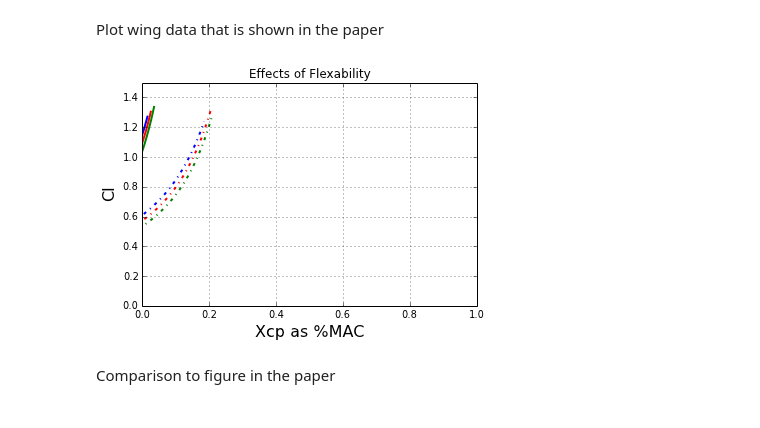
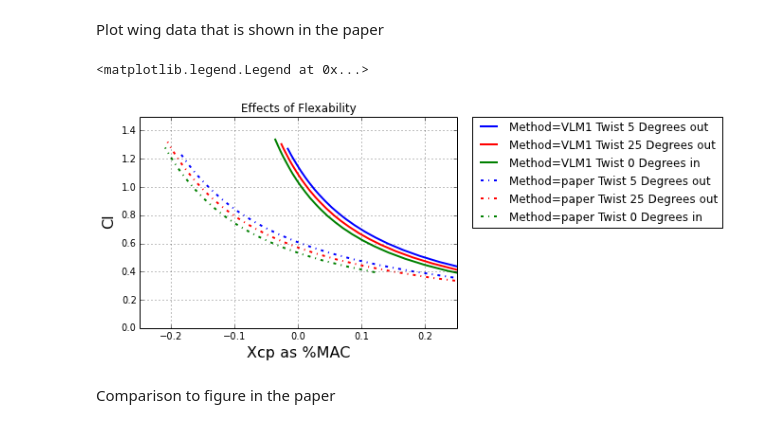
Before and after one commit to colinparker/Pterosaur, a Jupyter notebook: parker_pterosaur.ipynb, the cells around one changed output. Cells and saved outputs as stored; diff of their text form; code cells hidden in the pictures.

```diff
--- a/parker_pterosaur.ipynb
+++ b/parker_pterosaur.ipynb
@@ -132,20 +126,26 @@ GetWing('25','out','paper')
 GetWing('0','in','paper')
 # %% [markdown]
 Plot wing data that is shown in the paper
-# %%
-wing['5outVLM1'].plot('blue','solid')
-plt.hold(True)
-wing['25outVLM1'].plot('red','solid')
-plt.hold(True)
-wing['0inVLM1'].plot('green','solid')
-plt.hold(True)
-wing['5outpaper'].plot('blue','dashdot')
-plt.hold(True)
-wing['25outpaper'].plot('red','dashdot')
-plt.hold(True)
-wing['0inpaper'].plot('green','dashdot')
-# %% [output]
-[figure, removed]
+# %%
+xStart,xEnd = -.25,.25
+yStart,yEnd = 0,1.5
+size = 10
+plt.title('Effects of Flexability')
+plt.grid(True)
+plt.xlabel('Xcp as %MAC',fontsize=16)
+plt.ylabel('Cl',fontsize=16)
+plt.xlim(xStart,xEnd)
+plt.ylim(yStart,yEnd)
+p1 = (wing['5outVLM1'].plot('blue','solid'))
+p2=wing['25outVLM1'].plot('red','solid')
+p3=wing['0inVLM1'].plot('green','solid')
+p4=wing['5outpaper'].plot('blue','dashdot')
+p5=wing['25outpaper'].plot('red','dashdot')
+p6=wing['0inpaper'].plot('green','dashdot')
+plt.legend(bbox_to_anchor=(1.05, 1), loc=2, borderaxespad=0.)
+# %% [output]
+<matplotlib.legend.Legend at 0x...>
+[figure, added]
 # %% [markdown]
 Comparison to figure in the paper
 # %%
```
Also changed, not shown: parts of 7 cells of this notebook, 1 other file.
